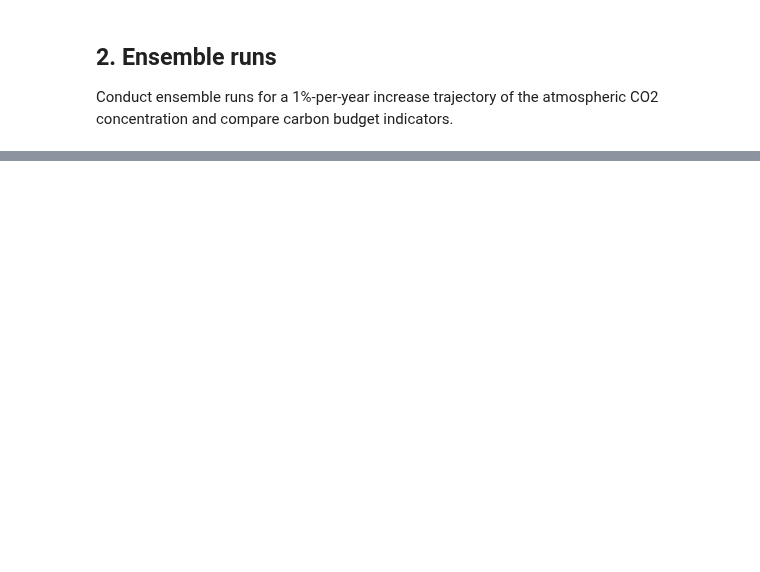
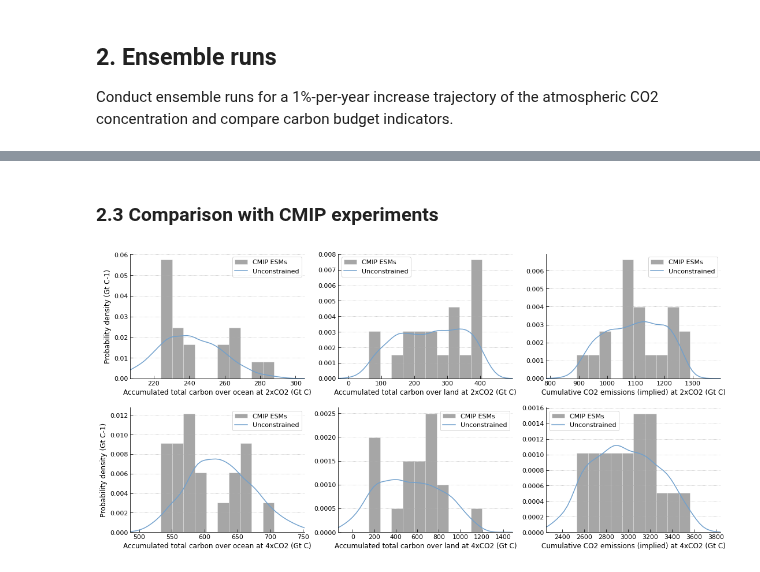
Before and after one commit to tsutsui1872/mce, a Jupyter notebook: notebook/t_genparms.ipynb, the cells around one changed output, grey strips where cells are left out. Drawn from its saved outputs; the diff is of its cells as text; code cells hidden in the pictures; blank space fills up the shorter version.

```diff
--- a/notebook/t_genparms.ipynb
+++ b/notebook/t_genparms.ipynb
@@ -1046,0 +728,3 @@ for n, (xvar, yvar) in enumerate([
+# %%
+config = {comp: {} for comp in ['climate', 'ocean', 'land']}
+config['ocean']['is_cdrv'] = True # concentration-driven
@@ -1046,0 +757,6 @@ for n, (xvar, yvar) in enumerate([
+# %%
+g = ds.file.create_group(f'{scenario}/output')
+d = g.create_dataset('time', data=time)
+d.attrs['units'] = 'yr'
+# %%
+shape = (len(time), len(df_parms))
@@ -1046,0 +794,11 @@ for n, (xvar, yvar) in enumerate([
+# %% [markdown]
+### 2.3 Comparison with CMIP experiments
+# %%
+# Gather indicators associated with carbon budget
+gind = ds.file.create_group('ens/indicator')
+
+for vn in ['tas', 'tcre', 'coct', 'cbst', 'ctot']:
+    for iloc in [70, 140]:
+        k = '{}|{}'.format(vn, {70: '2x', 140: '4x'}[iloc])
+        d = gind.create_dataset(k, data=g[vn][iloc, :])
+        d.attrs['units'] = attrs['variables'][vn]['units']
@@ -1046,0 +833,43 @@ for n, (xvar, yvar) in enumerate([
+# %%
+map_label= {
+    attrs['variables']['ctot']['long_name']:
+    '{} (implied)'.format(
+        attrs['variables']['ctot']['long_name']
+    )
+}
+
+names = [
+    'coct|2x', 'cbst|2x', 'ctot|2x',
+    'coct|4x', 'cbst|4x', 'ctot|4x',
+]
+col = 3
+myplt.init_regular(len(names), col=col)
+
+for n, name in enumerate(names):
+    ax = myplt(n)
+    ax.hist(
+        df_parms_cmip_esm[name], alpha=0.35, density=True, label='CMIP ESMs',
+        edgecolor='w',
+    )
+    kde = scipy.stats.gaussian_kde(gind[name])
+    xlim = ax.get_xlim()
+    xlim_ext = (
+        xlim[0] - 0.2*(xlim[1]-xlim[0]),
+        xlim[1] + 0.2*(xlim[1]-xlim[0]),
+    )
+    xval = np.linspace(*xlim_ext)
+    ax.plot(xval, kde(xval), lw=1.5, label='Unconstrained')
+    ax.legend()
+    ax.set_xlim(*xlim_ext)
+
+    vn, xc = name.split('|')
+    label = attrs['variables'][vn]['long_name']
+    label = map_label.get(label, label)
+    units = attrs['variables'][vn]['units']
+    ax.set_xlabel('{} at {}CO2 ({})'.format(label, xc, units))
+    if n%col == 0:
+        ax.set_ylabel('Probability density ({}-1)'.format(units))
+
+    ax.grid(axis='y')
+# %% [output]
+[figure, added]
```
Also changed, not shown: parts of 65 cells of this notebook.
